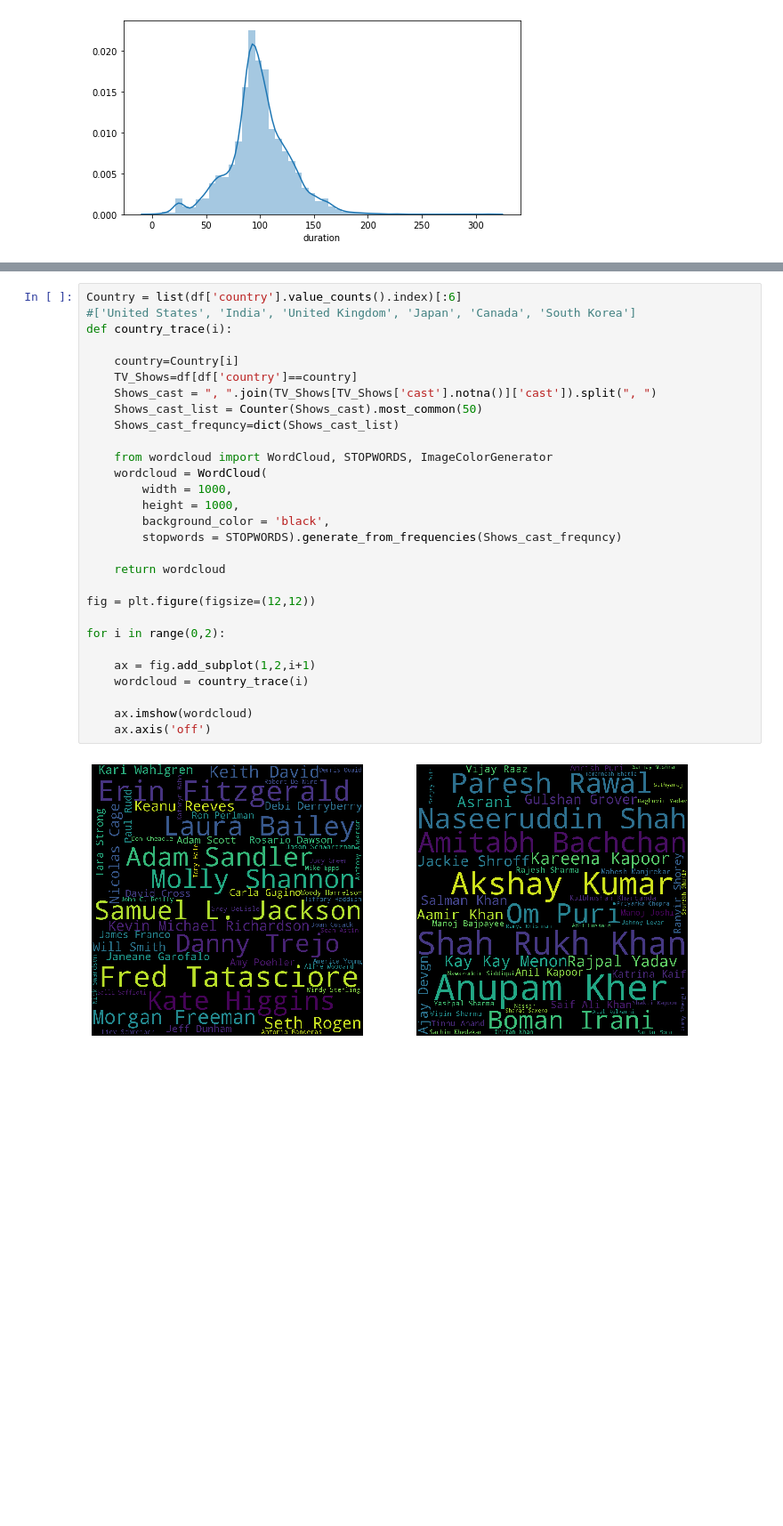
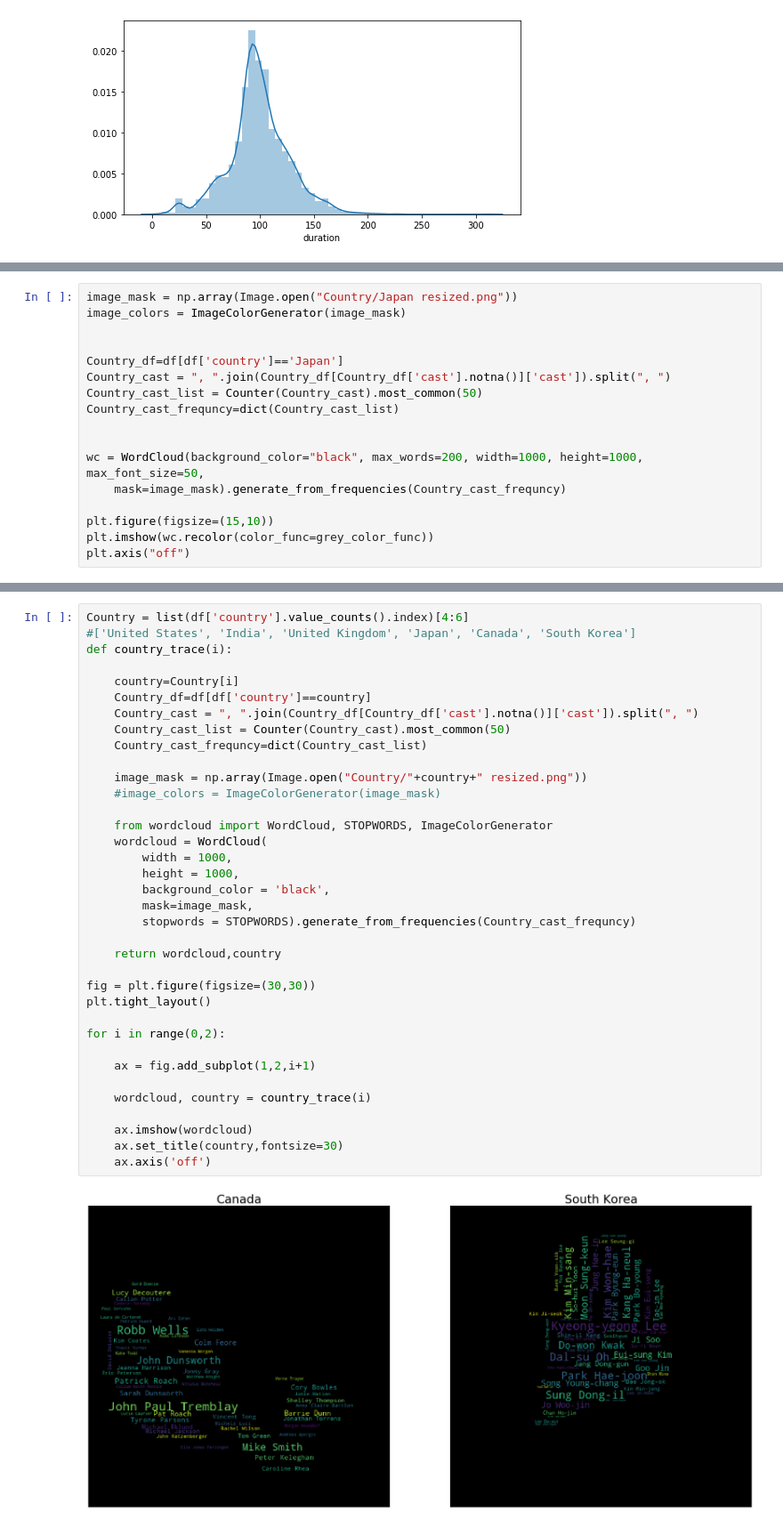
Before and after one commit to On-Our-Way/Exploratory_Data_Analysis, a Jupyter notebook: Netflix_Titles.ipynb, the cells around one changed output, grey strips where cells are left out. Shown at 89% size. Saved outputs shown, nothing was run; the diff lists cells and outputs as text; blank space fills up the shorter version.

```diff
--- a/Netflix_Titles.ipynb
+++ b/Netflix_Titles.ipynb
@@ -355,0 +432,17 @@ plt.imshow(wordcloud, interpolation = 'bilinear')
+# %%
+image_mask = np.array(Image.open("Country/Japan resized.png"))
+image_colors = ImageColorGenerator(image_mask)
+
+
+Country_df=df[df['country']=='Japan']
+Country_cast = ", ".join(Country_df[Country_df['cast'].notna()]['cast']).split(", ")
+Country_cast_list = Counter(Country_cast).most_common(50)
+Country_cast_frequncy=dict(Country_cast_list)
+
+
+wc = WordCloud(background_color="black", max_words=200, width=1000, height=1000, max_font_size=50,
+    mask=image_mask).generate_from_frequencies(Country_cast_frequncy)
+
+plt.figure(figsize=(15,10))
+plt.imshow(wc.recolor(color_func=grey_color_func))
+plt.axis("off")
@@ -356,31 +528,38 @@ plt.imshow(wordcloud, interpolation = 'bilinear')
 # %%
-Country = list(df['country'].value_counts().index)[:6]
+Country = list(df['country'].value_counts().index)[4:6]
 #['United States', 'India', 'United Kingdom', 'Japan', 'Canada', 'South Korea']
 def country_trace(i):
 
     country=Country[i]
-    TV_Shows=df[df['country']==country]
-    Shows_cast = ", ".join(TV_Shows[TV_Shows['cast'].notna()]['cast']).split(", ")
-    Shows_cast_list = Counter(Shows_cast).most_common(50)
-    Shows_cast_frequncy=dict(Shows_cast_list)
+    Country_df=df[df['country']==country]
+    Country_cast = ", ".join(Country_df[Country_df['cast'].notna()]['cast']).split(", ")
+    Country_cast_list = Counter(Country_cast).most_common(50)
+    Country_cast_frequncy=dict(Country_cast_list)
+
+    image_mask = np.array(Image.open("Country/"+country+" resized.png"))
+    #image_colors = ImageColorGenerator(image_mask)
 
     from wordcloud import WordCloud, STOPWORDS, ImageColorGenerator
     wordcloud = WordCloud(
         width = 1000,
         height = 1000,
         background_color = 'black',
-        stopwords = STOPWORDS).generate_from_frequencies(Shows_cast_frequncy)
+        mask=image_mask,
+        stopwords = STOPWORDS).generate_from_frequencies(Country_cast_frequncy)
 
-    return wordcloud
+    return wordcloud,country
 
-fig = plt.figure(figsize=(12,12))
+fig = plt.figure(figsize=(30,30))
+plt.tight_layout()
 
 for i in range(0,2):
 
     ax = fig.add_subplot(1,2,i+1)
-    wordcloud = country_trace(i)
+
+    wordcloud, country = country_trace(i)
 
     ax.imshow(wordcloud)
+    ax.set_title(country,fontsize=30)
     ax.axis('off')
 # %% [output]
-[figure, old version]
+[figure, new version]
```
Also changed, not shown: parts of 32 cells of this notebook, 13 other files.
